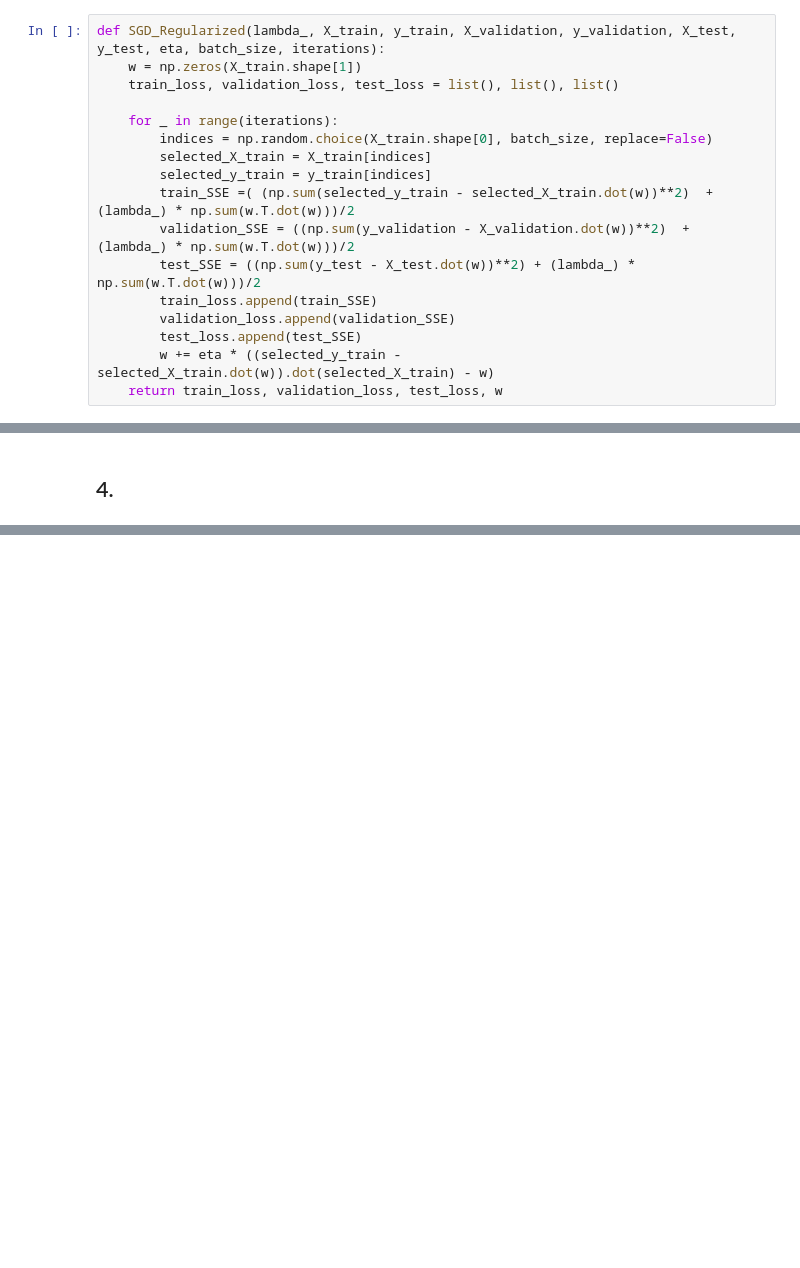
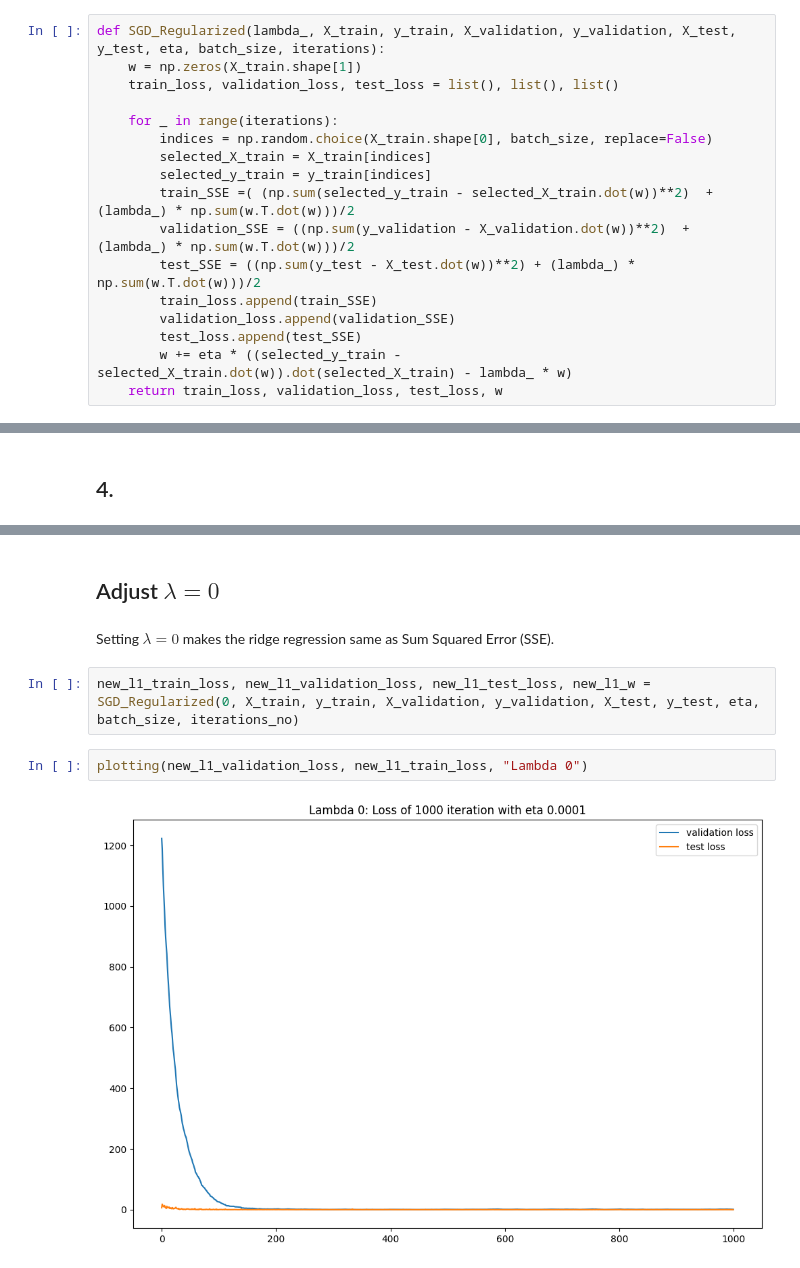
Before and after one commit to mostafaghadimi/machine-learning, a Jupyter notebook: HomeWorks/HW4/Practical/Toyota.ipynb, the cells around one changed output, grey strips where cells are left out. Cells and saved outputs as stored; diff of their text form; blank space fills up the shorter version.

```diff
--- a/HomeWorks/HW4/Practical/Toyota.ipynb
+++ b/HomeWorks/HW4/Practical/Toyota.ipynb
@@ -196,6 +196,6 @@ def SGD_Regularized(lambda_, X_train, y_train, X_validation, y_validation, X_tes
         train_loss.append(train_SSE)
         validation_loss.append(validation_SSE)
         test_loss.append(test_SSE)
-        w += eta * ((selected_y_train - selected_X_train.dot(w)).dot(selected_X_train) - w)
+        w += eta * ((selected_y_train - selected_X_train.dot(w)).dot(selected_X_train) - lambda_ * w)
     return train_loss, validation_loss, test_loss, w
 # %%
@@ -276,0 +324,10 @@ array([-3.43534636e-01, -3.50119334e-01, -3.48265904e-01, -3.45857615e-01,
+# %% [markdown]
+## Adjust $\lambda = 0$
+# %% [markdown]
+Setting $\lambda = 0$ makes the ridge regression same as Sum Squared Error (SSE).
+# %%
+new_l1_train_loss, new_l1_validation_loss, new_l1_test_loss, new_l1_w = SGD_Regularized(0, X_train, y_train, X_validation, y_validation, X_test, y_test, eta, batch_size, iterations_no)
+# %%
+plotting(new_l1_validation_loss, new_l1_train_loss, "Lambda 0")
+# %% [output]
+[figure, added]
```
Also changed, not shown: parts of 14 cells of this notebook.
